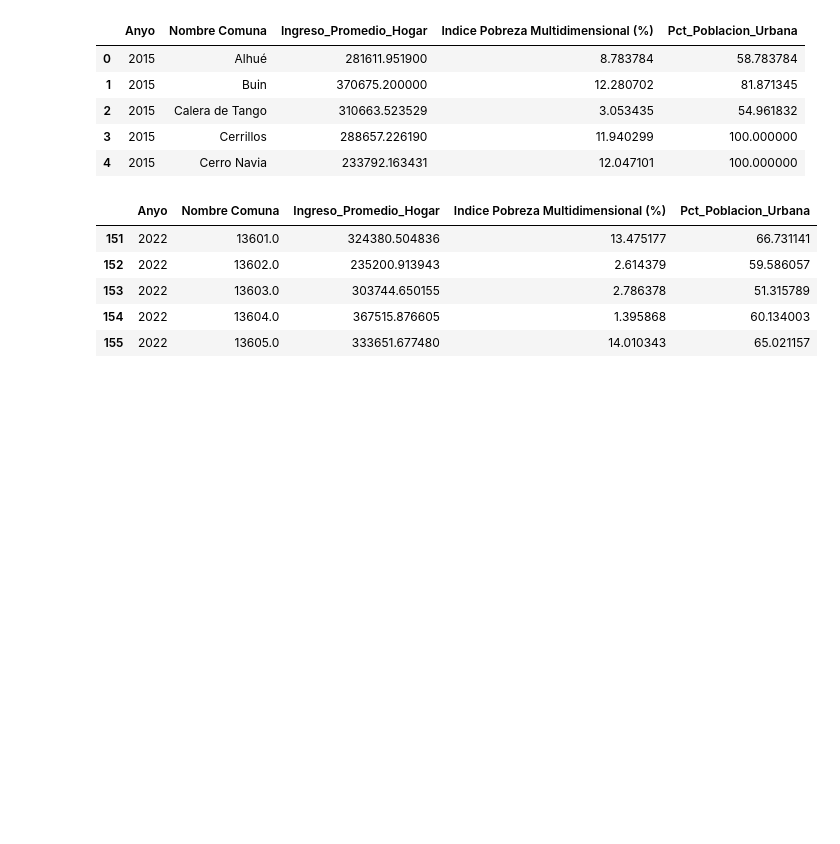
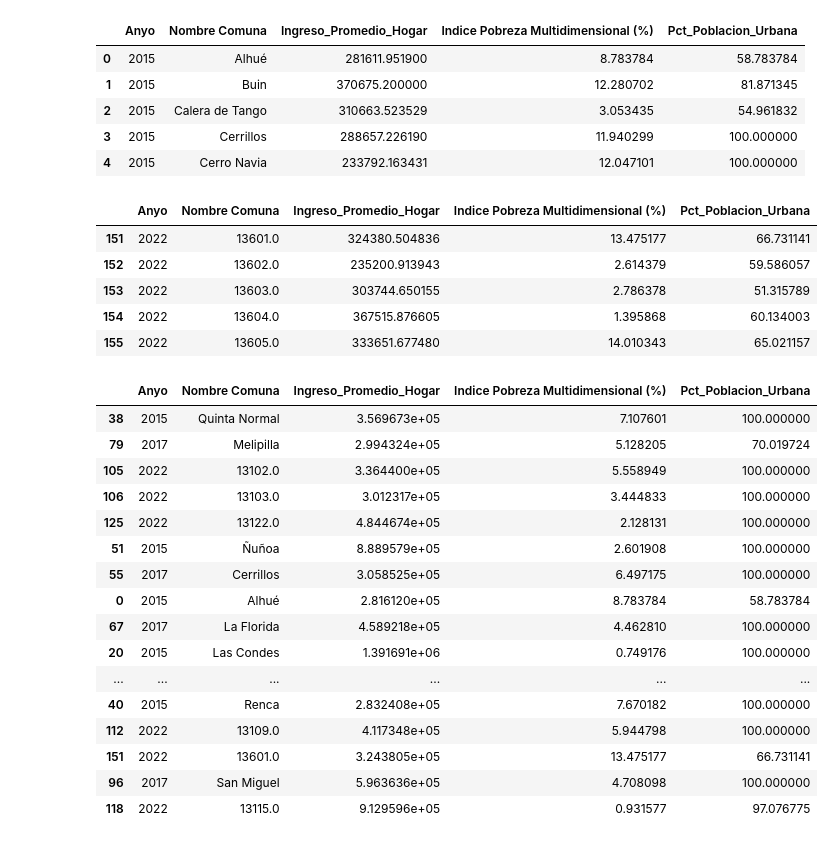
Before and after one commit to vtyphoonic/IMT2200-Proyecto, a Jupyter notebook: notebooks/Data_Socioeconomica.ipynb, the cells around one changed output. Drawn from its saved outputs; the diff is of its cells as text; code cells hidden in the pictures; blank space fills up the shorter version.

```diff
--- a/notebooks/Data_Socioeconomica.ipynb
+++ b/notebooks/Data_Socioeconomica.ipynb
@@ -295,3 +295,23 @@ df_final_socio.tail()
 | 153 | 2022 | 13603.0 | 303744.650155 | 2.786378 | 51.315789 |
 | 154 | 2022 | 13604.0 | 367515.876605 | 1.395868 | 60.134003 |
 | 155 | 2022 | 13605.0 | 333651.677480 | 14.010343 | 65.021157 |
+# %%
+df_final_socio.sample(20)
+# %% [output]
+|  | Anyo | Nombre Comuna | Ingreso_Promedio_Hogar | Indice Pobreza Multidimensional (%) | Pct_Poblacion_Urbana |
+| 38 | 2015 | Quinta Normal | 3.569673e+05 | 7.107601 | 100.000000 |
+| 79 | 2017 | Melipilla | 2.994324e+05 | 5.128205 | 70.019724 |
+| 105 | 2022 | 13102.0 | 3.364400e+05 | 5.558949 | 100.000000 |
+| 106 | 2022 | 13103.0 | 3.012317e+05 | 3.444833 | 100.000000 |
+| 125 | 2022 | 13122.0 | 4.844674e+05 | 2.128131 | 100.000000 |
+| 51 | 2015 | Ñuñoa | 8.889579e+05 | 2.601908 | 100.000000 |
+| 55 | 2017 | Cerrillos | 3.058525e+05 | 6.497175 | 100.000000 |
+| 0 | 2015 | Alhué | 2.816120e+05 | 8.783784 | 58.783784 |
+| 67 | 2017 | La Florida | 4.589218e+05 | 4.462810 | 100.000000 |
+| 20 | 2015 | Las Condes | 1.391691e+06 | 0.749176 | 100.000000 |
+| ... | ... | ... | ... | ... | ... |
+| 40 | 2015 | Renca | 2.832408e+05 | 7.670182 | 100.000000 |
+| 112 | 2022 | 13109.0 | 4.117348e+05 | 5.944798 | 100.000000 |
+| 151 | 2022 | 13601.0 | 3.243805e+05 | 13.475177 | 66.731141 |
+| 96 | 2017 | San Miguel | 5.963636e+05 | 4.708098 | 100.000000 |
+| 118 | 2022 | 13115.0 | 9.129596e+05 | 0.931577 | 97.076775 |
```
Also changed, not shown: parts of 2 cells of this notebook, 5 other files.
